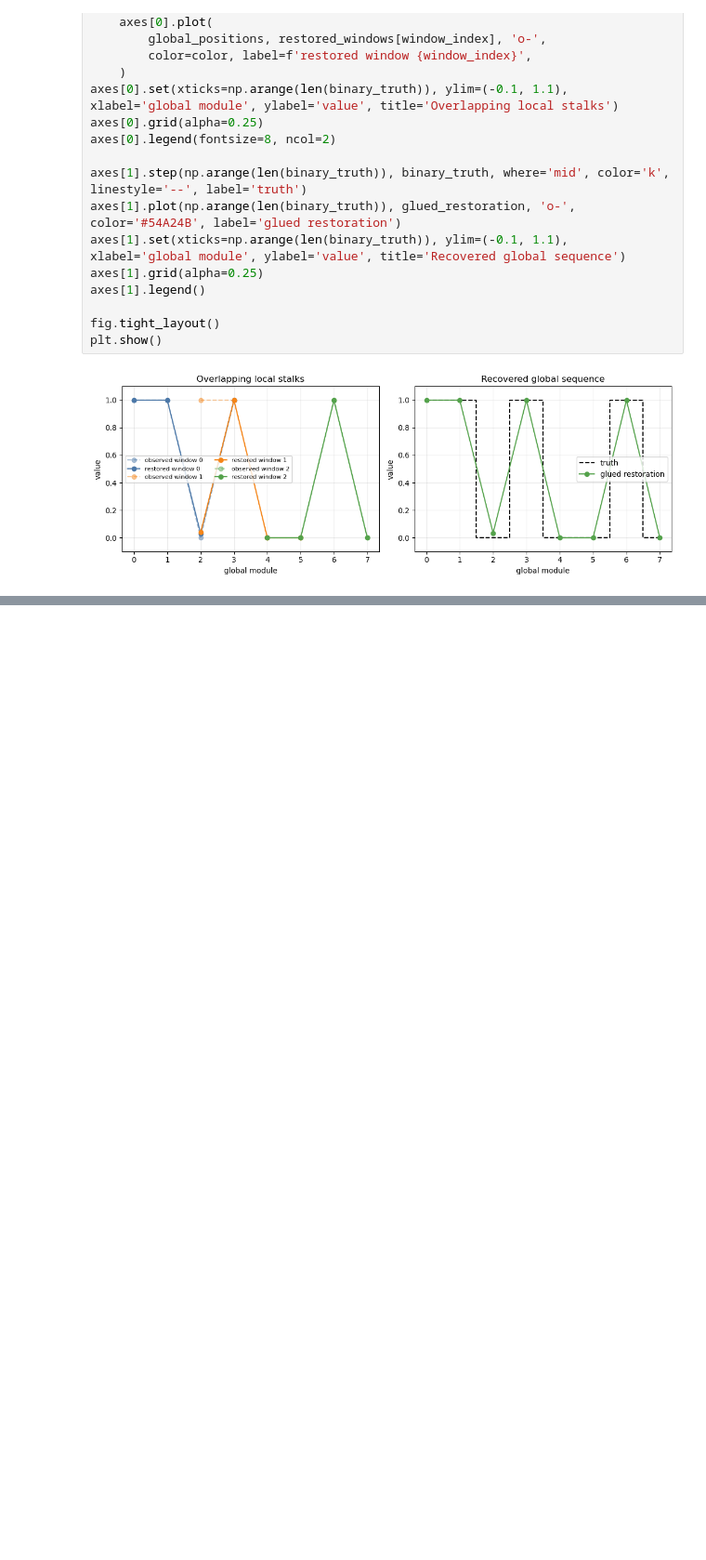
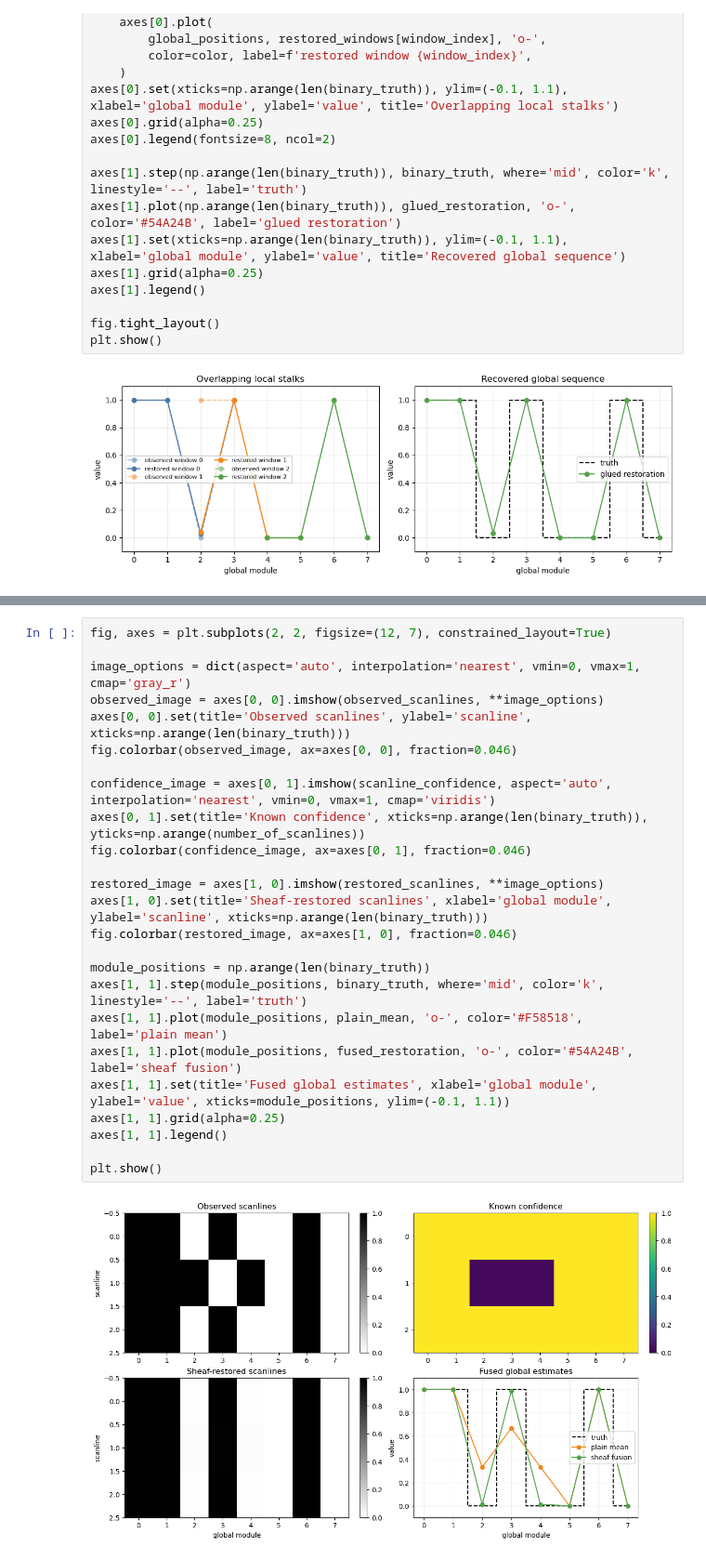
Before and after one commit to mikelandjelos/bayesian-barcode-restoration, a Jupyter notebook: research/notebooks/01_linear_cellular_sheaf.ipynb, the cells around one changed output, grey strips where cells are left out. Shown at 93% size. Cells and saved outputs as stored; diff of their text form; blank space fills up the shorter version.

Commit message:
add fixed multiscanline sheaf fusion

```diff
--- a/research/notebooks/01_linear_cellular_sheaf.ipynb
+++ b/research/notebooks/01_linear_cellular_sheaf.ipynb
@@ -424,0 +594,27 @@ This notebook intentionally stops here.
+# %%
+fig, axes = plt.subplots(2, 2, figsize=(12, 7), constrained_layout=True)
+
+image_options = dict(aspect='auto', interpolation='nearest', vmin=0, vmax=1, cmap='gray_r')
+observed_image = axes[0, 0].imshow(observed_scanlines, **image_options)
+axes[0, 0].set(title='Observed scanlines', ylabel='scanline', xticks=np.arange(len(binary_truth)))
+fig.colorbar(observed_image, ax=axes[0, 0], fraction=0.046)
+
+confidence_image = axes[0, 1].imshow(scanline_confidence, aspect='auto', interpolation='nearest', vmin=0, vmax=1, cmap='viridis')
+axes[0, 1].set(title='Known confidence', xticks=np.arange(len(binary_truth)), yticks=np.arange(number_of_scanlines))
+fig.colorbar(confidence_image, ax=axes[0, 1], fraction=0.046)
+
+restored_image = axes[1, 0].imshow(restored_scanlines, **image_options)
+axes[1, 0].set(title='Sheaf-restored scanlines', xlabel='global module', ylabel='scanline', xticks=np.arange(len(binary_truth)))
+fig.colorbar(restored_image, ax=axes[1, 0], fraction=0.046)
+
+module_positions = np.arange(len(binary_truth))
+axes[1, 1].step(module_positions, binary_truth, where='mid', color='k', linestyle='--', label='truth')
+axes[1, 1].plot(module_positions, plain_mean, 'o-', color='#F58518', label='plain mean')
+axes[1, 1].plot(module_positions, fused_restoration, 'o-', color='#54A24B', label='sheaf fusion')
+axes[1, 1].set(title='Fused global estimates', xlabel='global module', ylabel='value', xticks=module_positions, ylim=(-0.1, 1.1))
+axes[1, 1].grid(alpha=0.25)
+axes[1, 1].legend()
+
+plt.show()
+# %% [output]
+[figure, added]
```
Also changed, not shown: parts of 6 cells of this notebook, 2 other files.
